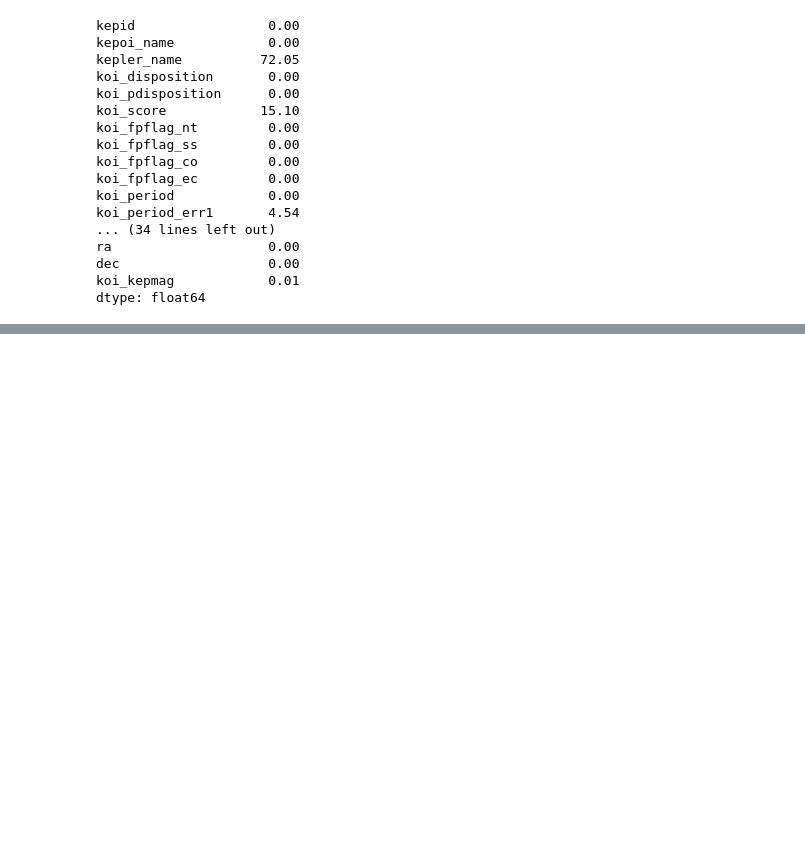
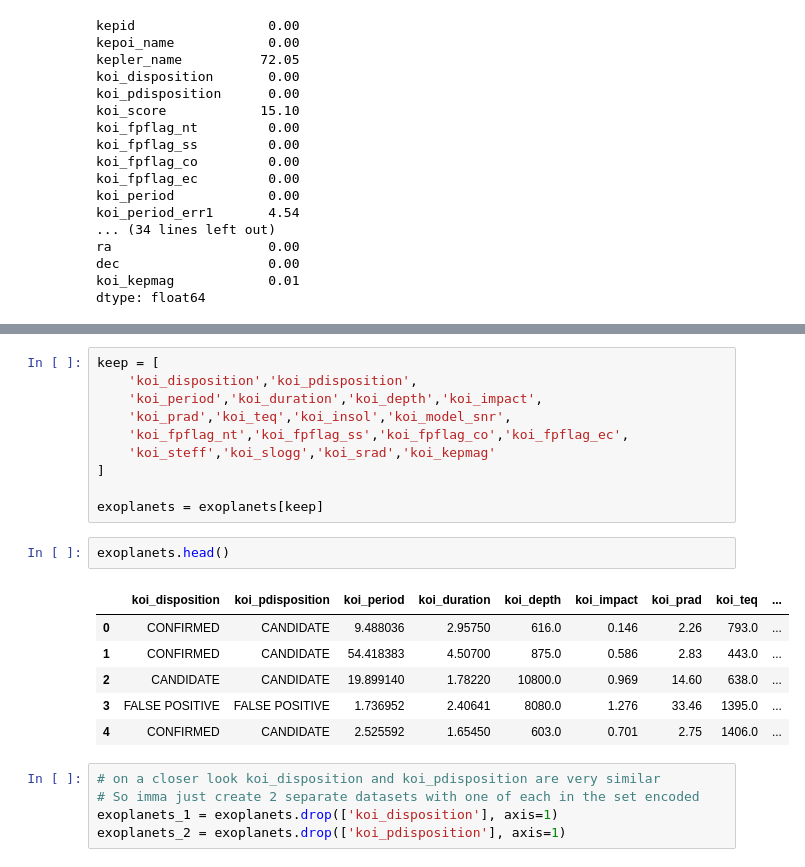
Before and after one commit to SomeRandomTV/2M2L, a Jupyter notebook: Projects/OrbitalFish/notebooks/exploration.ipynb, the cells around one changed output, grey strips where cells are left out. Saved outputs shown, nothing was run; the diff lists cells and outputs as text; blank space fills up the shorter version.

```diff
--- a/Projects/OrbitalFish/notebooks/exploration.ipynb
+++ b/Projects/OrbitalFish/notebooks/exploration.ipynb
@@ -107,0 +192,24 @@ There are:
+# %%
+keep = [
+    'koi_disposition','koi_pdisposition',
+    'koi_period','koi_duration','koi_depth','koi_impact',
+    'koi_prad','koi_teq','koi_insol','koi_model_snr',
+    'koi_fpflag_nt','koi_fpflag_ss','koi_fpflag_co','koi_fpflag_ec',
+    'koi_steff','koi_slogg','koi_srad','koi_kepmag'
+]
+
+exoplanets = exoplanets[keep]
+# %%
+exoplanets.head()
+# %% [output]
+|  | koi_disposition | koi_pdisposition | koi_period | koi_duration | koi_depth | koi_impact | koi_prad | koi_teq | ... |
+| 0 | CONFIRMED | CANDIDATE | 9.488036 | 2.95750 | 616.0 | 0.146 | 2.26 | 793.0 | ... |
+| 1 | CONFIRMED | CANDIDATE | 54.418383 | 4.50700 | 875.0 | 0.586 | 2.83 | 443.0 | ... |
+| 2 | CANDIDATE | CANDIDATE | 19.899140 | 1.78220 | 10800.0 | 0.969 | 14.60 | 638.0 | ... |
+| 3 | FALSE POSITIVE | FALSE POSITIVE | 1.736952 | 2.40641 | 8080.0 | 1.276 | 33.46 | 1395.0 | ... |
+| 4 | CONFIRMED | CANDIDATE | 2.525592 | 1.65450 | 603.0 | 0.701 | 2.75 | 1406.0 | ... |
+# %%
+# on a closer look koi_disposition and koi_pdisposition are very similar
+# So imma just create 2 separate datasets with one of each in the set encoded
+exoplanets_1 = exoplanets.drop(['koi_disposition'], axis=1)
+exoplanets_2 = exoplanets.drop(['koi_pdisposition'], axis=1)
```
Also changed, not shown: parts of 32 cells of this notebook, 1 other file.
